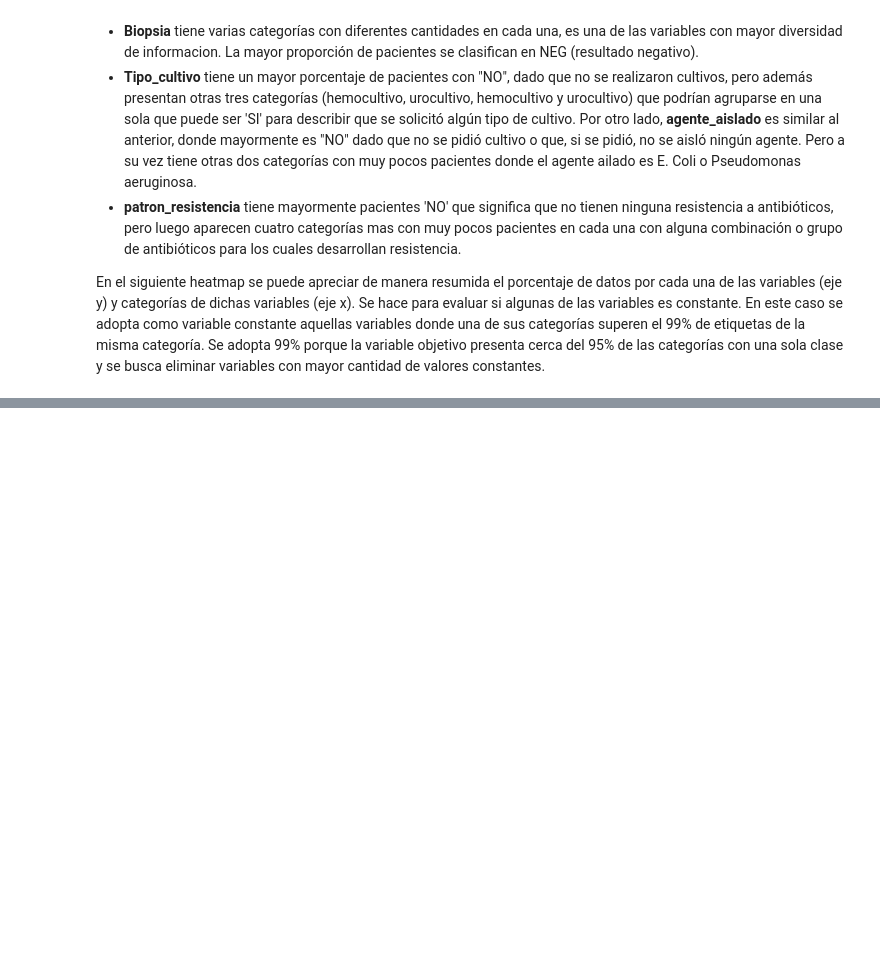
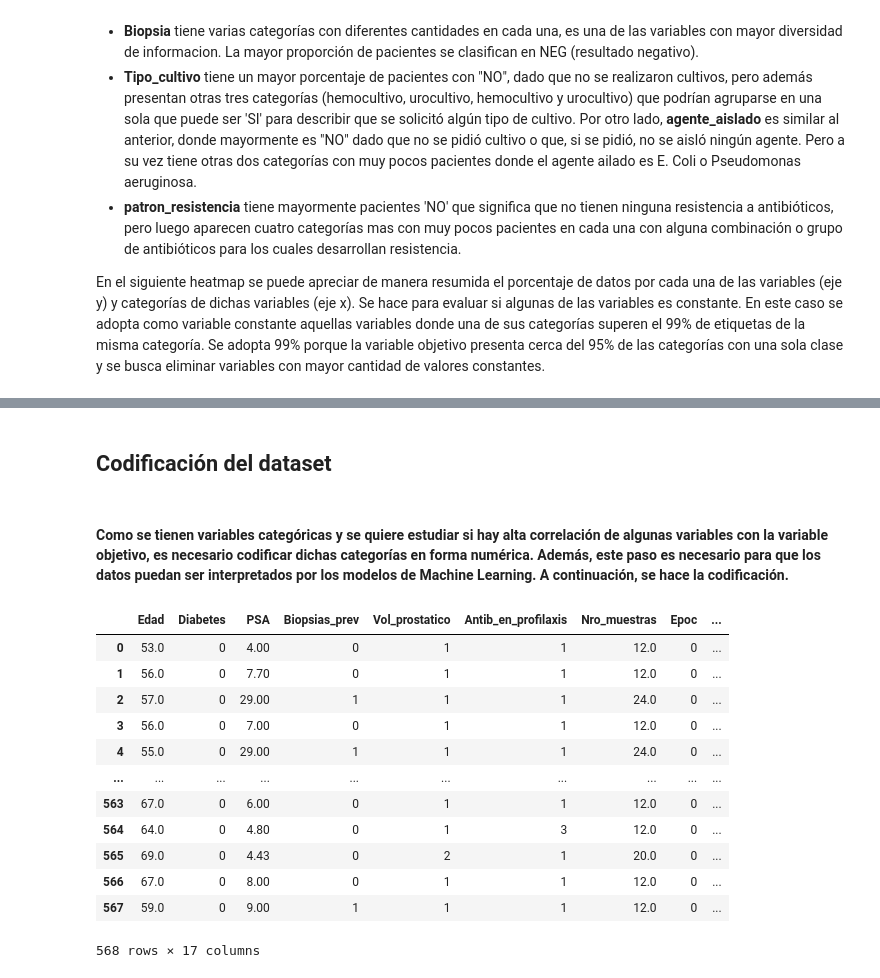
Before and after one commit to SebastianGSVV/Integrador_M6, a Jupyter notebook: Integrador_M6.ipynb, the cells around one changed output, grey strips where cells are left out. Cells and saved outputs as stored; diff of their text form; code cells hidden in the pictures; blank space fills up the shorter version.

```diff
--- a/Integrador_M6.ipynb
+++ b/Integrador_M6.ipynb
@@ -377,0 +438,21 @@ herramientas.heatmap_categoricas(df)
+# %% [markdown]
+## Codificación del dataset
+# %% [markdown]
+#### Como se tienen variables categóricas y se quiere estudiar si hay alta correlación de algunas variables con la variable objetivo, es necesario codificar dichas categorías en forma numérica. Además, este paso es necesario para que los datos puedan ser interpretados por los modelos de Machine Learning. A continuación, se hace la codificación.
+# %%
+encoded_df = herramientas.label_encode_categoricals(df)
+encoded_df
+# %% [output]
+|  | Edad | Diabetes | PSA | Biopsias_prev | Vol_prostatico | Antib_en_profilaxis | Nro_muestras | Epoc | ... |
+| 0 | 53.0 | 0 | 4.00 | 0 | 1 | 1 | 12.0 | 0 | ... |
+| 1 | 56.0 | 0 | 7.70 | 0 | 1 | 1 | 12.0 | 0 | ... |
+| 2 | 57.0 | 0 | 29.00 | 1 | 1 | 1 | 24.0 | 0 | ... |
+| 3 | 56.0 | 0 | 7.00 | 0 | 1 | 1 | 12.0 | 0 | ... |
+| 4 | 55.0 | 0 | 29.00 | 1 | 1 | 1 | 24.0 | 0 | ... |
+| ... | ... | ... | ... | ... | ... | ... | ... | ... | ... |
+| 563 | 67.0 | 0 | 6.00 | 0 | 1 | 1 | 12.0 | 0 | ... |
+| 564 | 64.0 | 0 | 4.80 | 0 | 1 | 3 | 12.0 | 0 | ... |
+| 565 | 69.0 | 0 | 4.43 | 0 | 2 | 1 | 20.0 | 0 | ... |
+| 566 | 67.0 | 0 | 8.00 | 0 | 1 | 1 | 12.0 | 0 | ... |
+| 567 | 59.0 | 0 | 9.00 | 1 | 1 | 1 | 12.0 | 0 | ... |
+568 rows × 17 columns
```
Also changed, not shown: parts of 13 cells of this notebook, 1 other file.
